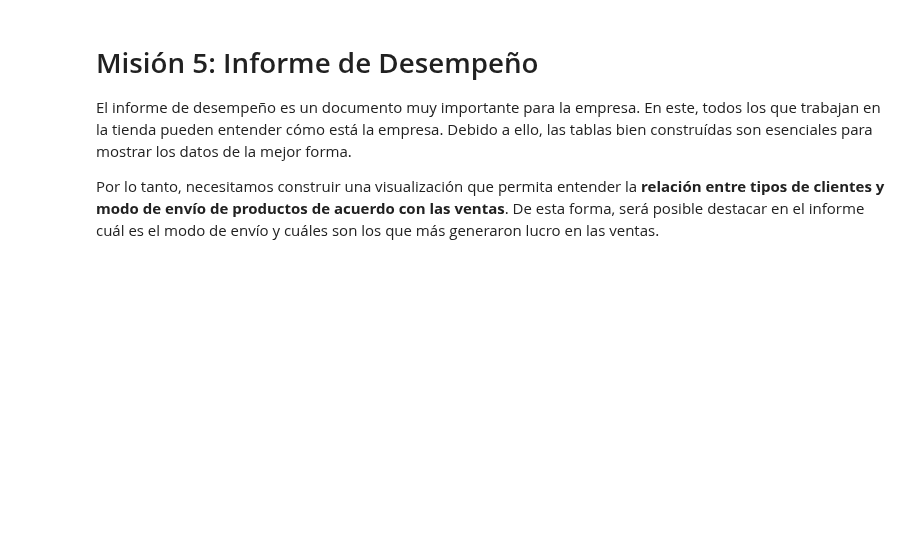
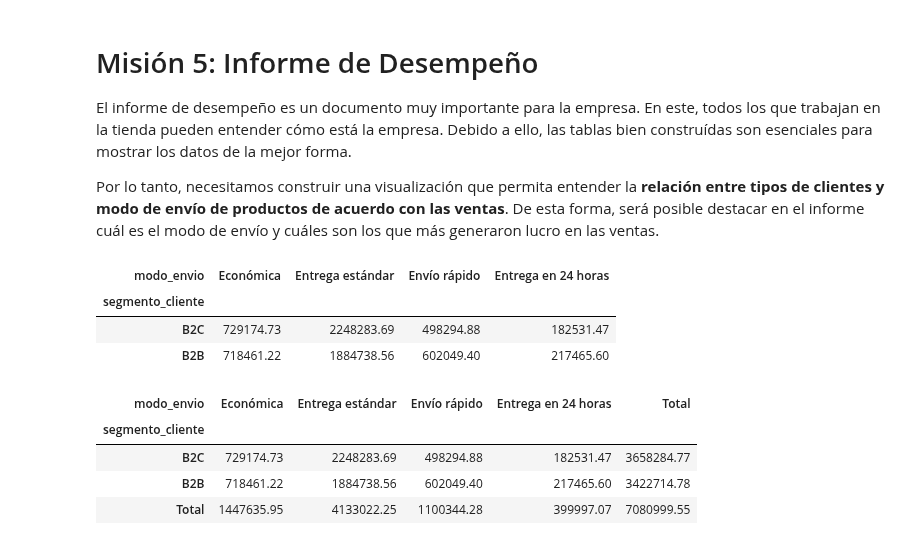
Before and after one commit to Kross363/Python-Data-Science, a Jupyter notebook: Visualización_de_Datos_estilizando_tablas_con_Python.ipynb, the cells around one changed output. Drawn from its saved outputs; the diff is of its cells as text; code cells hidden in the pictures; blank space fills up the shorter version.

```diff
--- a/Visualización_de_Datos_estilizando_tablas_con_Python.ipynb
+++ b/Visualización_de_Datos_estilizando_tablas_con_Python.ipynb
@@ -489,3 +489,23 @@ estilo_mensual
 El informe de desempeño es un documento muy importante para la empresa. En este, todos los que trabajan en la tienda pueden entender cómo está la empresa. Debido a ello, las tablas bien construídas son esenciales para mostrar los datos de la mejor forma.
 
 Por lo tanto, necesitamos construir una visualización que permita entender la **relación entre tipos de clientes y modo de envío de productos de acuerdo con las ventas**. De esta forma, será posible destacar en el informe cuál es el modo de envío y cuáles son los que más generaron lucro en las ventas.
+# %%
+df_cliente=ventas.pivot_table(index="segmento_cliente",columns="modo_envio",values="ventas",aggfunc="sum",sort=False)
+df_cliente
+# %% [output]
+| modo_envio | Económica | Entrega estándar | Envío rápido | Entrega en 24 horas |
+| segmento_cliente |  |  |  |  |
+| B2C | 729174.73 | 2248283.69 | 498294.88 | 182531.47 |
+| B2B | 718461.22 | 1884738.56 | 602049.40 | 217465.60 |
+# %%
+#Creamos una columna que sume todos los valores de cada segemnto_cliente
+df_cliente['Total']=df_cliente.sum(axis=1)
+#Creamos una fila de 'Total' para cada una de las columnas, en este caso, para cada uno de los tipos de envios
+df_cliente.loc['Total']=df_cliente.sum()
+df_cliente
+# %% [output]
+| modo_envio | Económica | Entrega estándar | Envío rápido | Entrega en 24 horas | Total |
+| segmento_cliente |  |  |  |  |  |
+| B2C | 729174.73 | 2248283.69 | 498294.88 | 182531.47 | 3658284.77 |
+| B2B | 718461.22 | 1884738.56 | 602049.40 | 217465.60 | 3422714.78 |
+| Total | 1447635.95 | 4133022.25 | 1100344.28 | 399997.07 | 7080999.55 |
```
Also changed, not shown: parts of 4 cells of this notebook.
